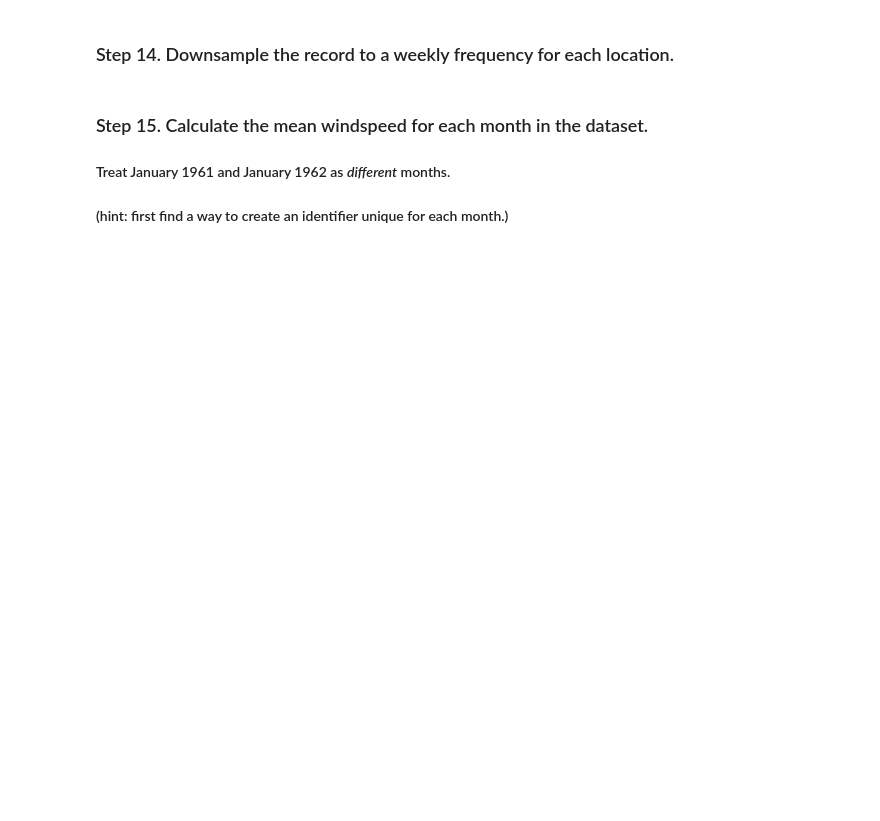
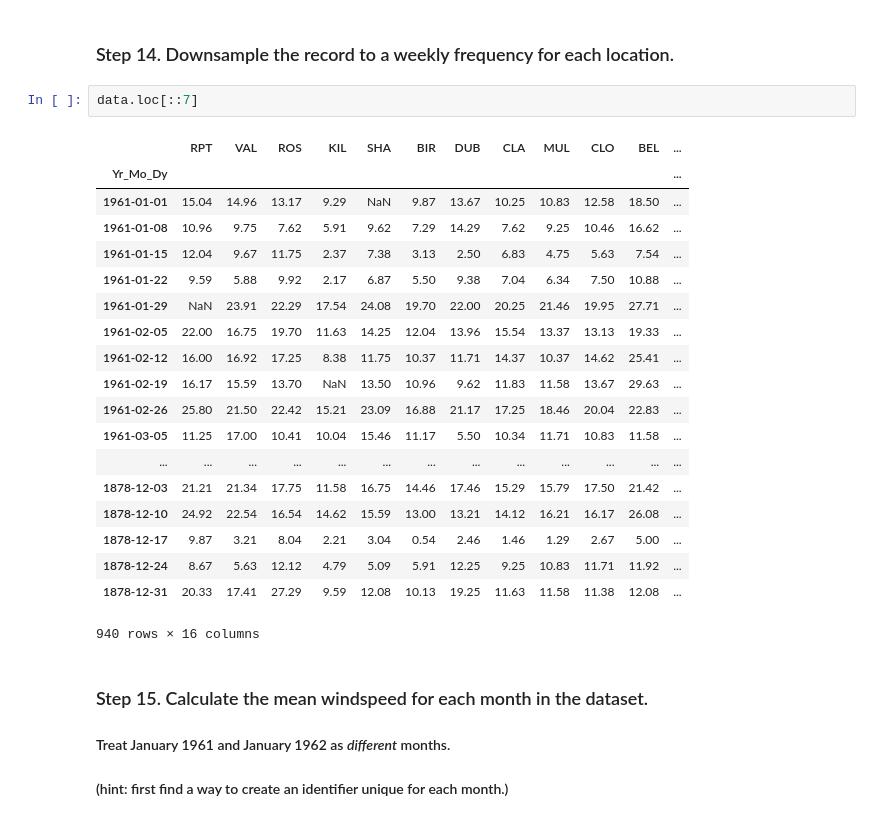
Before and after one commit to amaralcs/pandas_exercises, a Jupyter notebook: 06_Stats/Wind_Stats/Exercises_ca_sol.ipynb, the cells around one changed output. Saved outputs shown, nothing was run; the diff lists cells and outputs as text; blank space fills up the shorter version.

```diff
--- a/06_Stats/Wind_Stats/Exercises_ca_sol.ipynb
+++ b/06_Stats/Wind_Stats/Exercises_ca_sol.ipynb
@@ -138,5 +248,27 @@ dtype: int64
 # %% [markdown]
 ### Step 14. Downsample the record to a weekly frequency for each location.
+# %%
+data.loc[::7]
+# %% [output]
+|  | RPT | VAL | ROS | KIL | SHA | BIR | DUB | CLA | MUL | CLO | BEL | ... |
+| Yr_Mo_Dy |  |  |  |  |  |  |  |  |  |  |  | ... |
+| 1961-01-01 | 15.04 | 14.96 | 13.17 | 9.29 | NaN | 9.87 | 13.67 | 10.25 | 10.83 | 12.58 | 18.50 | ... |
+| 1961-01-08 | 10.96 | 9.75 | 7.62 | 5.91 | 9.62 | 7.29 | 14.29 | 7.62 | 9.25 | 10.46 | 16.62 | ... |
+| 1961-01-15 | 12.04 | 9.67 | 11.75 | 2.37 | 7.38 | 3.13 | 2.50 | 6.83 | 4.75 | 5.63 | 7.54 | ... |
+| 1961-01-22 | 9.59 | 5.88 | 9.92 | 2.17 | 6.87 | 5.50 | 9.38 | 7.04 | 6.34 | 7.50 | 10.88 | ... |
+| 1961-01-29 | NaN | 23.91 | 22.29 | 17.54 | 24.08 | 19.70 | 22.00 | 20.25 | 21.46 | 19.95 | 27.71 | ... |
+| 1961-02-05 | 22.00 | 16.75 | 19.70 | 11.63 | 14.25 | 12.04 | 13.96 | 15.54 | 13.37 | 13.13 | 19.33 | ... |
+| 1961-02-12 | 16.00 | 16.92 | 17.25 | 8.38 | 11.75 | 10.37 | 11.71 | 14.37 | 10.37 | 14.62 | 25.41 | ... |
+| 1961-02-19 | 16.17 | 15.59 | 13.70 | NaN | 13.50 | 10.96 | 9.62 | 11.83 | 11.58 | 13.67 | 29.63 | ... |
+| 1961-02-26 | 25.80 | 21.50 | 22.42 | 15.21 | 23.09 | 16.88 | 21.17 | 17.25 | 18.46 | 20.04 | 22.83 | ... |
+| 1961-03-05 | 11.25 | 17.00 | 10.41 | 10.04 | 15.46 | 11.17 | 5.50 | 10.34 | 11.71 | 10.83 | 11.58 | ... |
+| ... | ... | ... | ... | ... | ... | ... | ... | ... | ... | ... | ... | ... |
+| 1878-12-03 | 21.21 | 21.34 | 17.75 | 11.58 | 16.75 | 14.46 | 17.46 | 15.29 | 15.79 | 17.50 | 21.42 | ... |
+| 1878-12-10 | 24.92 | 22.54 | 16.54 | 14.62 | 15.59 | 13.00 | 13.21 | 14.12 | 16.21 | 16.17 | 26.08 | ... |
+| 1878-12-17 | 9.87 | 3.21 | 8.04 | 2.21 | 3.04 | 0.54 | 2.46 | 1.46 | 1.29 | 2.67 | 5.00 | ... |
+| 1878-12-24 | 8.67 | 5.63 | 12.12 | 4.79 | 5.09 | 5.91 | 12.25 | 9.25 | 10.83 | 11.71 | 11.92 | ... |
+| 1878-12-31 | 20.33 | 17.41 | 27.29 | 9.59 | 12.08 | 10.13 | 19.25 | 11.63 | 11.58 | 11.38 | 12.08 | ... |
+940 rows × 16 columns
 # %% [markdown]
 ### Step 15. Calculate the mean windspeed for each month in the dataset.
 #### Treat January 1961 and January 1962 as *different* months.
```
Also changed, not shown: parts of 8 cells of this notebook, 8 other files.
